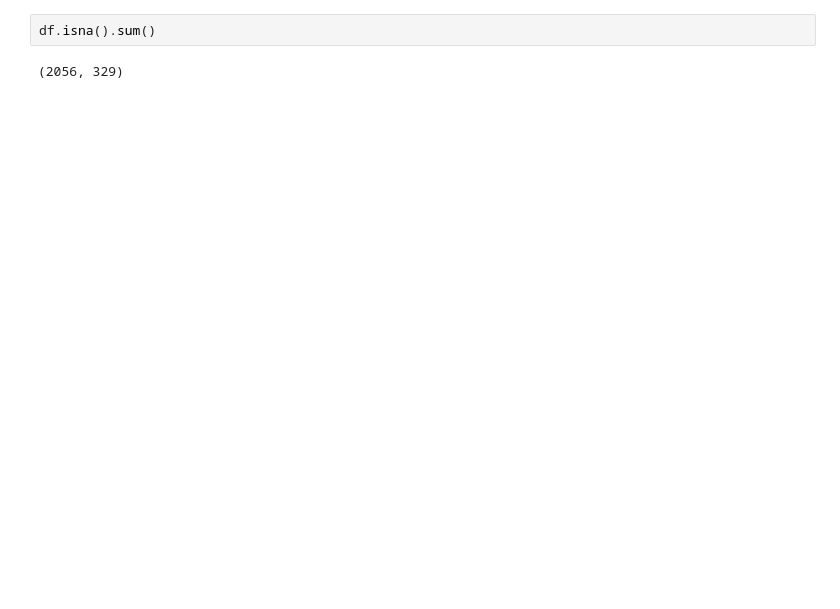
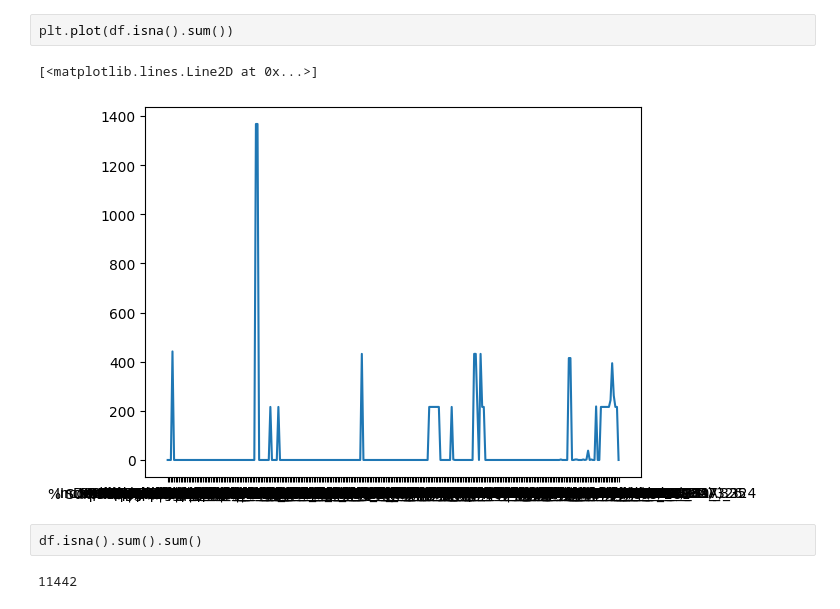
Before and after one commit to igorlaryush/CMF-reporting-forecasting, a Jupyter notebook: EDA.ipynb, the cells around one changed output. Drawn from its saved outputs; the diff is of its cells as text; blank space fills up the shorter version.

```diff
--- a/EDA.ipynb
+++ b/EDA.ipynb
@@ -137,4 +65,9 @@ df.iloc[:, 204:205]
+# %%
+plt.plot(df.isna().sum())
+# %% [output]
+[<matplotlib.lines.Line2D at 0x...>]
+[figure, added]
 # %%
-df.isna().sum()
+df.isna().sum().sum()
 # %% [output]
-(2056, 329)
+11442
```
Also changed, not shown: parts of 19 cells of this notebook.
